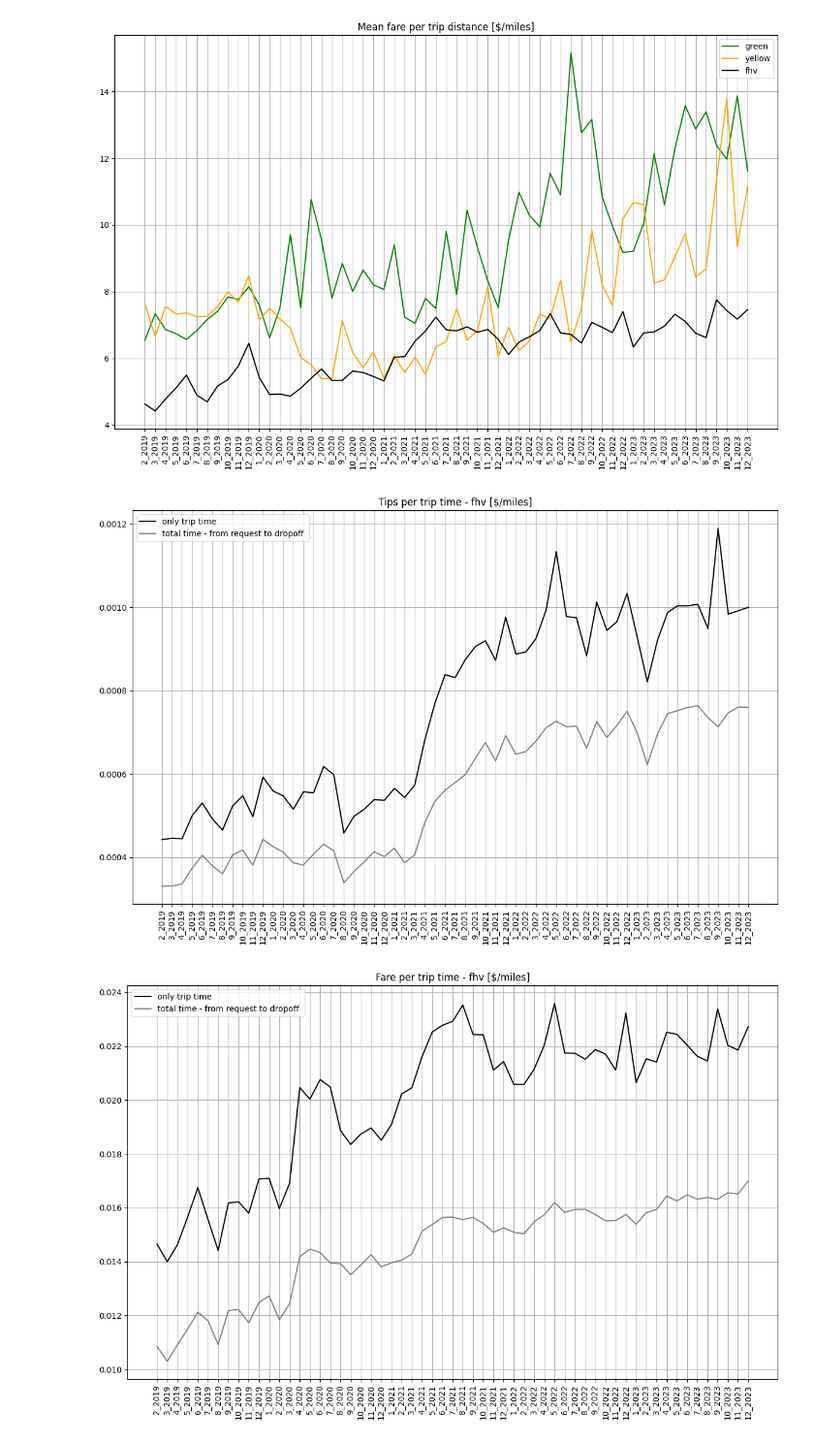
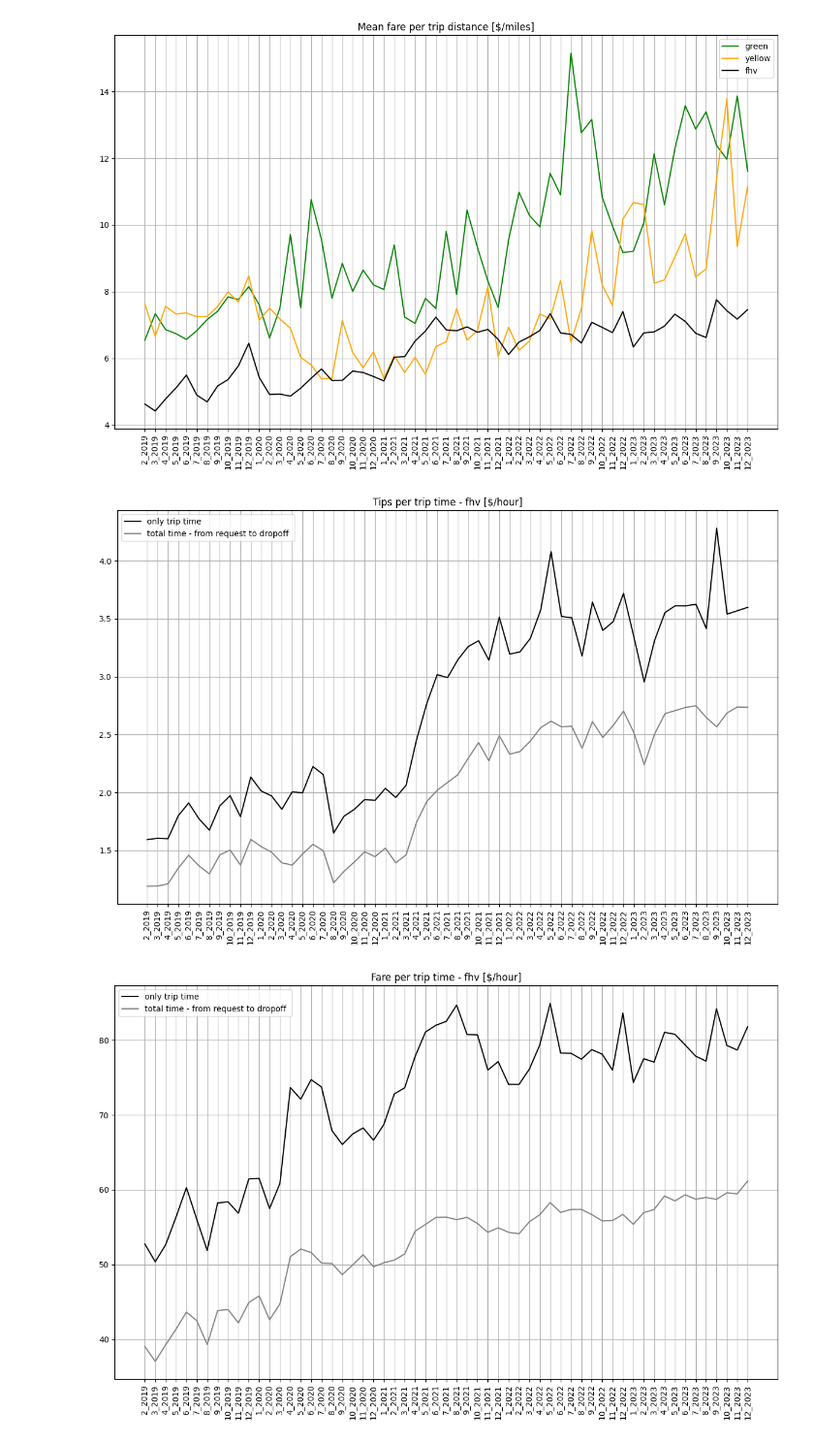
Before and after one commit to mklimek001/data-exploration, a Jupyter notebook: diff_in_time.ipynb, the cells around one changed output. Shown at 97% size. Saved outputs shown, nothing was run; the diff lists cells and outputs as text; code cells hidden in the pictures.

Commit message:
Units error fixes for fhv diff in time plots

```diff
--- a/diff_in_time.ipynb
+++ b/diff_in_time.ipynb
@@ -465,25 +465,25 @@ plt.show()
 [figure]
 # %%
 plt.figure(figsize=(12, 8))
-plt.plot(fhv_results_df['tips_per_trip_time'], label='only trip time', color='black')
-plt.plot(fhv_results_df['tips_per_total_work_time'], label='total time - from request to dropoff ', color='gray')
-plt.title('Tips per trip time - fhv [$/miles]')
+plt.plot(fhv_results_df['tips_per_trip_time'] * 3600, label='only trip time', color='black')
+plt.plot(fhv_results_df['tips_per_total_work_time'] * 3600, label='total time - from request to dropoff ', color='gray')
+plt.title('Tips per trip time - fhv [$/hour]')
 plt.xticks(rotation=90)
 plt.grid(True)
 plt.tight_layout()
 plt.legend()
 plt.show()
 # %% [output]
-[figure, old version]
+[figure, new version]
 # %%
 plt.figure(figsize=(12, 8))
-plt.plot(fhv_results_df['base_passenger_fare_per_trip_time'], label='only trip time', color='black')
-plt.plot(fhv_results_df['base_passenger_fare_per_total_work_time'], label='total time - from request to dropoff ', color='gray')
-plt.title('Fare per trip time - fhv [$/miles]')
+plt.plot(fhv_results_df['base_passenger_fare_per_trip_time'] * 3600, label='only trip time', color='black')
+plt.plot(fhv_results_df['base_passenger_fare_per_total_work_time'] * 3600, label='total time - from request to dropoff ', color='gray')
+plt.title('Fare per trip time - fhv [$/hour]')
 plt.xticks(rotation=90)
 plt.grid(True)
 plt.tight_layout()
 plt.legend()
 plt.show()
 # %% [output]
-[figure, old version]
+[figure, new version]
```
Also changed, not shown: parts of 4 cells of this notebook.
